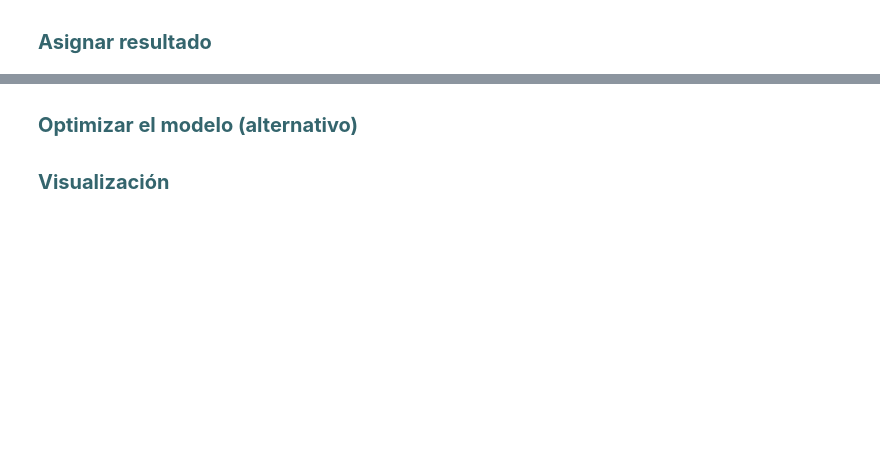
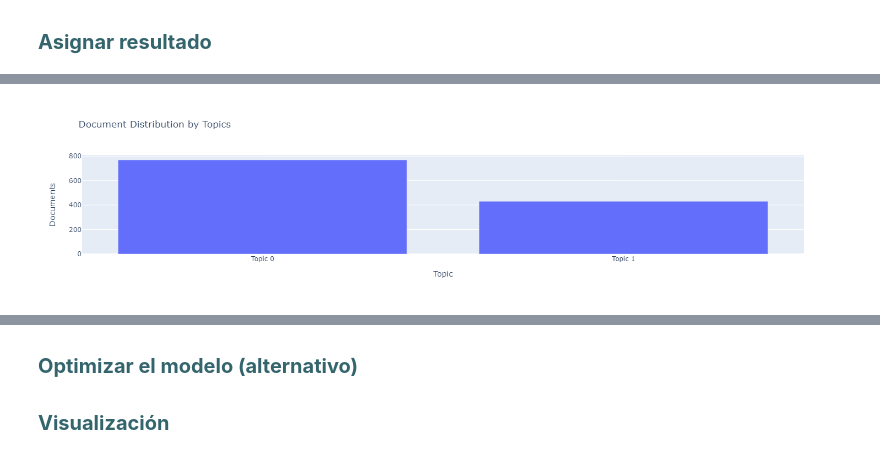
Before and after one commit to nicomorales/fallas2-ntbk, a Jupyter notebook: TP1.ipynb, the cells around one changed output, grey strips where cells are left out. Cells and saved outputs as stored; diff of their text form; code cells hidden in the pictures; blank space fills up the shorter version.

```diff
--- a/TP1.ipynb
+++ b/TP1.ipynb
@@ -161,0 +204,2 @@ lda_results = assign_model(lda)
+# %%
+lda3 = create_model(model='lda', num_topics=2, verbose=True)
@@ -161,0 +208,4 @@ lda_results = assign_model(lda)
+# %%
+plot_model(model=lda3, plot = 'topic_distribution')
+# %% [output]
+[figure, added]
```
Also changed, not shown: parts of 27 cells of this notebook, 1 other file.
